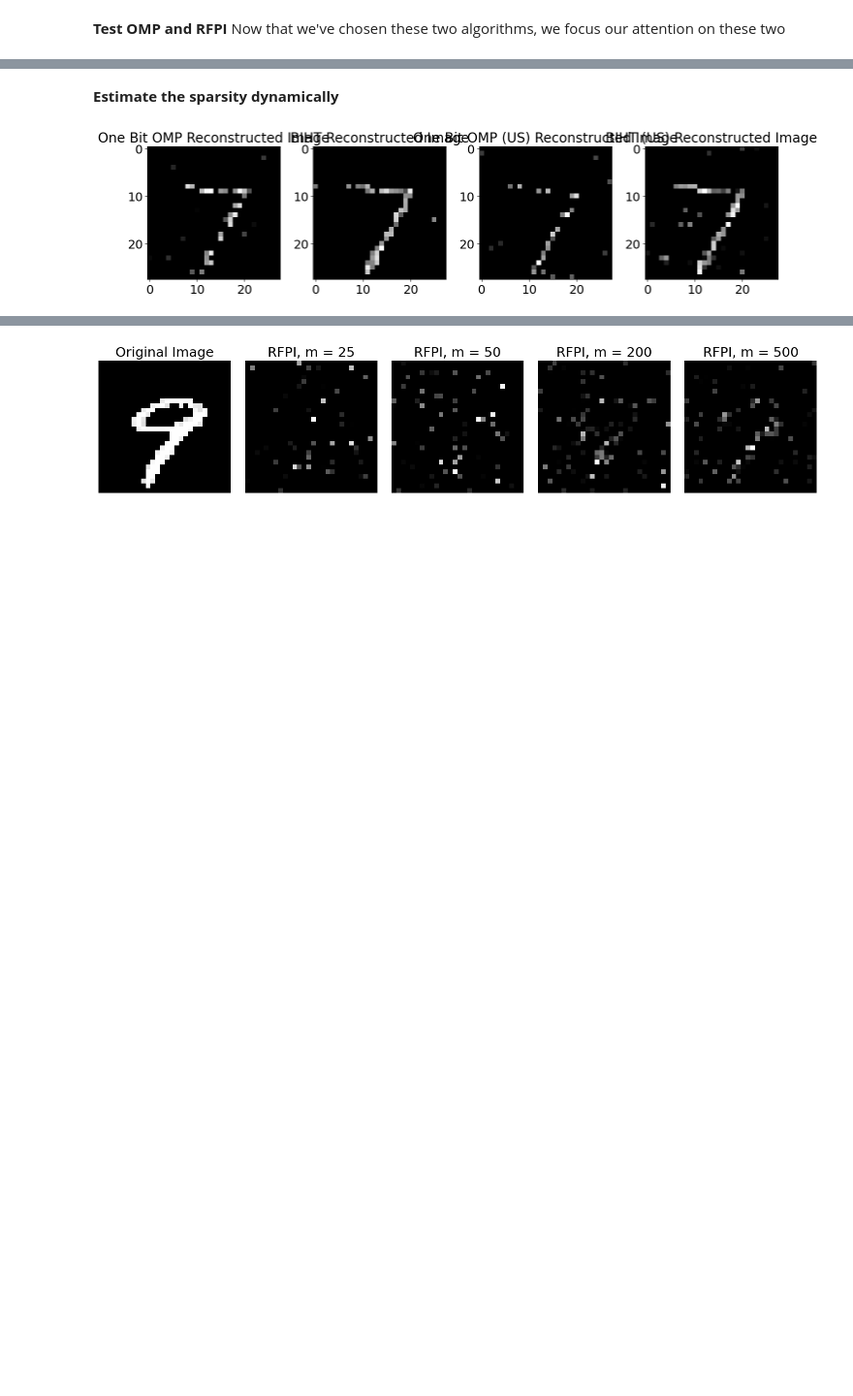
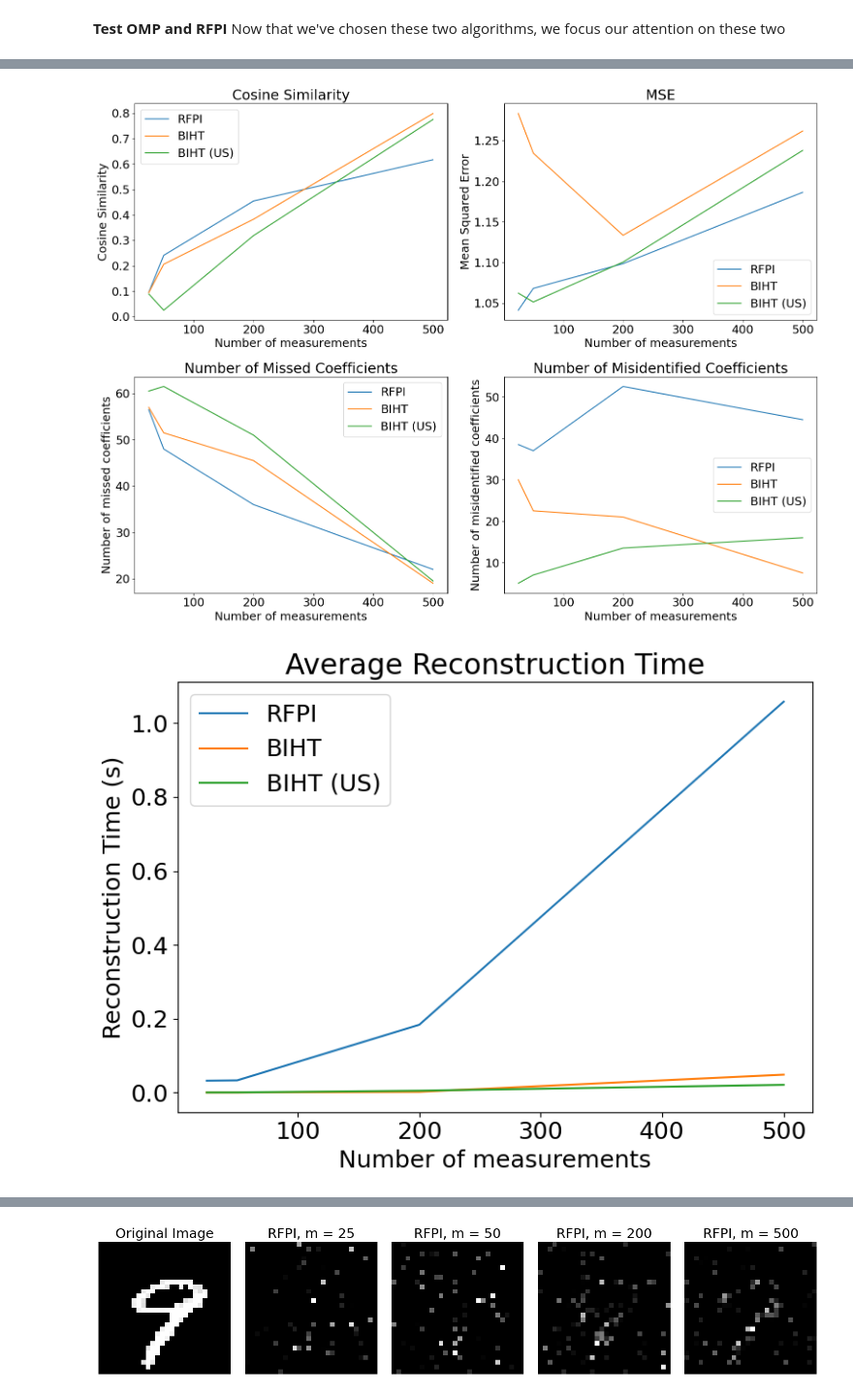
Before and after one commit to josephine-king/EE4740_ImageCompression, a Jupyter notebook: image_compression.ipynb, the cells around one changed output, grey strips where cells are left out. Shown at 97% size. Cells and saved outputs as stored; diff of their text form; code cells hidden in the pictures; blank space fills up the shorter version.

```diff
--- a/image_compression.ipynb
+++ b/image_compression.ipynb
@@ -520,11 +465,29 @@ axs.legend(["RFPI", "BIHT","BIHT (US)"])
-# %% [markdown]
-**Estimate the sparsity dynamically**
-# %%
-cosine_sim_omp_us, mses_omp_us, missed_coeffs_omp_us, misided_coeffs_omp_us, curr_data, estimate_omp_us, convergence_omp_us, time_omp_us = test_algo("one_bit_omp", num_img, sparse_data, meas_matrix_dims, 1e-5, 0.1, 10, False, 1e-7, 1000)
-cosine_sim_biht_us, mses_biht_us, missed_coeffs_biht_us, misided_coeffs_biht_us, curr_data, estimate_biht_us, convergence_biht_us, time_biht_us = test_algo("biht", num_img, sparse_data, meas_matrix_dims, 1e-5, 0.1, 10, False, 1e-7, 1000)
-
-
-plot_algos([estimate_omp, estimate_biht, estimate_omp_us, estimate_biht_us], ["One Bit OMP Reconstructed Image", "BIHT Reconstructed Image",  "One Bit OMP (US) Reconstructed Image", "BIHT (US) Reconstructed Image"])
-# %% [output]
-[figure, removed]
+# %%
+num_img = 50
+test_data = get_images(sparse_data, 0, num_img)
+
+cosine_sim_rfpi, mses_rfpi, missed_coeffs_rfpi, misided_coeffs_rfpi, curr_data, estimate_rfpi, convergence_rfpi, time_rfpi = test_algo("rfpi", num_img, test_data, meas_matrix_dims, 1e-4, 1, 0, False, 1e-4, 1000)
+cosine_sim_biht, mses_biht, missed_coeffs_biht, misided_coeffs_biht, curr_data, estimate_biht, convergence_biht, time_biht = test_algo("biht", num_img, test_data, meas_matrix_dims, 1e-5, 0.1, 80, True, 0, 1000)
+cosine_sim_biht_us, mses_biht_us, missed_coeffs_biht_us, misided_coeffs_biht_us, curr_data, estimate_biht_us, convergence_biht_us, time_biht_us = test_algo("biht", num_img, test_data, meas_matrix_dims, 1e-5, 0.1, 10, False, 0, 1000)
+
+fig, axs = plt.subplots(2, 2, figsize=(16, 12))
+plot_metrics("RFPI", axs, meas_matrix_dims, cosine_sim_rfpi, mses_rfpi, missed_coeffs_rfpi, misided_coeffs_rfpi)
+plot_metrics("BIHT", axs, meas_matrix_dims, cosine_sim_biht, mses_biht, missed_coeffs_biht, misided_coeffs_biht)
+plot_metrics("BIHT (US)", axs, meas_matrix_dims, cosine_sim_biht_us, mses_biht_us, missed_coeffs_biht_us, misided_coeffs_biht_us)
+for row in axs:
+    for ax in row:
+        ax.legend()
+plt.tight_layout()
+plt.show()
+
+fig, axs = plt.subplots(1, 1, figsize=(8, 6))
+plot_time("RFPI", axs, meas_matrix_dims, time_rfpi)
+plot_time("BIHT", axs, meas_matrix_dims, time_biht)
+plot_time("BIHT (US)", axs, meas_matrix_dims, time_biht_us)
+axs.legend()
+plt.tight_layout()
+plt.show()
+# %% [output]
+[figure, added]
+[figure, added]
 # %% [markdown]
```
Also changed, not shown: parts of 24 cells of this notebook.
